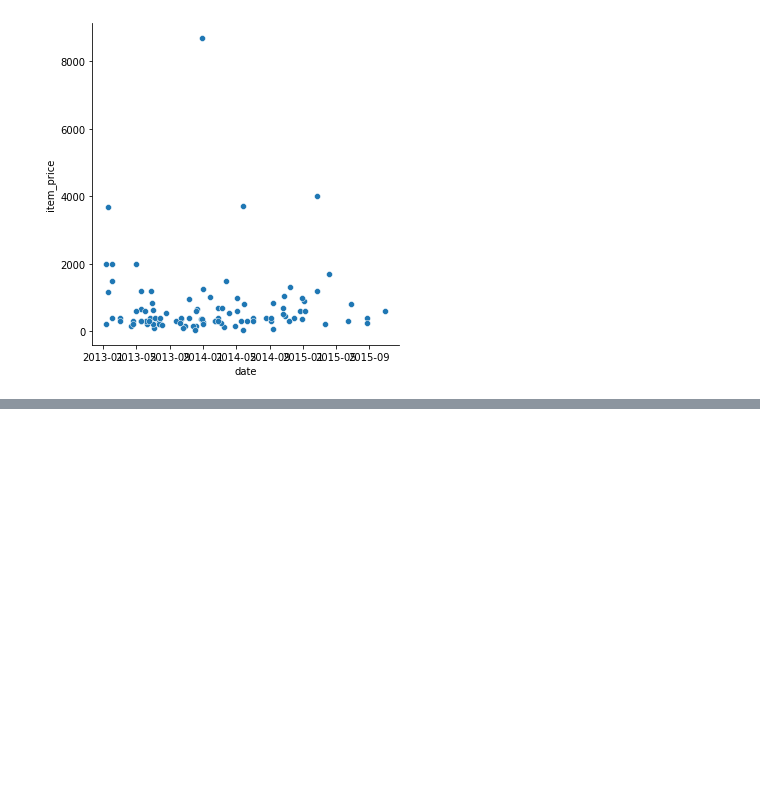
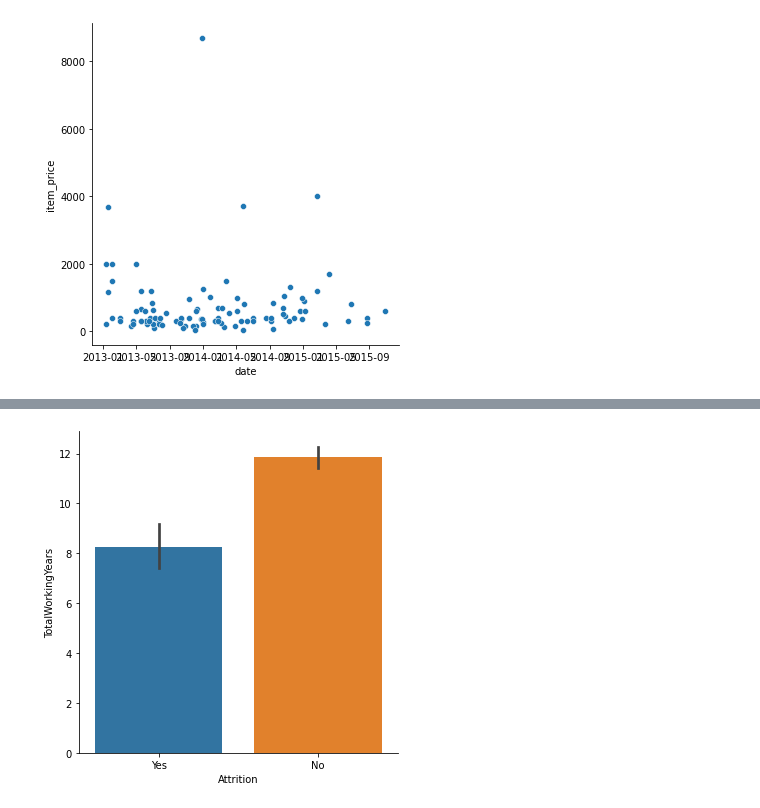
Before and after one commit to Promiat/python-EDA, a Jupyter notebook: seaborn/Exo-Data visualisation .ipynb, the cells around one changed output, grey strips where cells are left out. Cells and saved outputs as stored; diff of their text form; code cells hidden in the pictures; blank space fills up the shorter version.

```diff
--- a/seaborn/Exo-Data visualisation.ipynb
+++ b/seaborn/Exo-Data visualisation .ipynb
@@ -123,0 +232,4 @@ sns.relplot(data = new_sales_predictions, x= pd.to_datetime(new_sales_prediction
+# %%
+filter_tab_ibm2 = sns.catplot(data=ibm_hr_attrition, x='Attrition', y='TotalWorkingYears', kind='bar')
+# %% [output]
+[figure, added]
```
Also changed, not shown: parts of 25 cells of this notebook.
